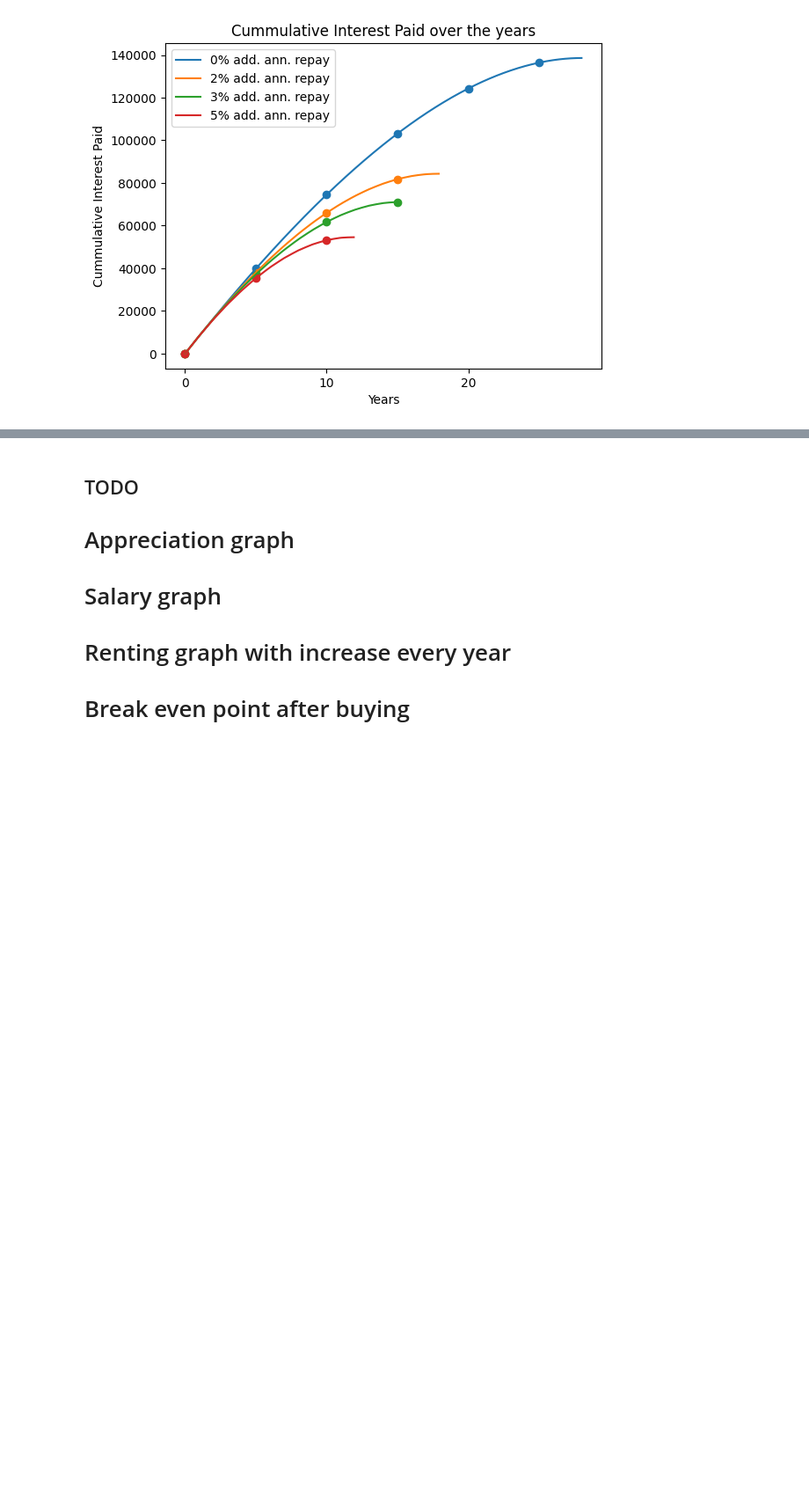
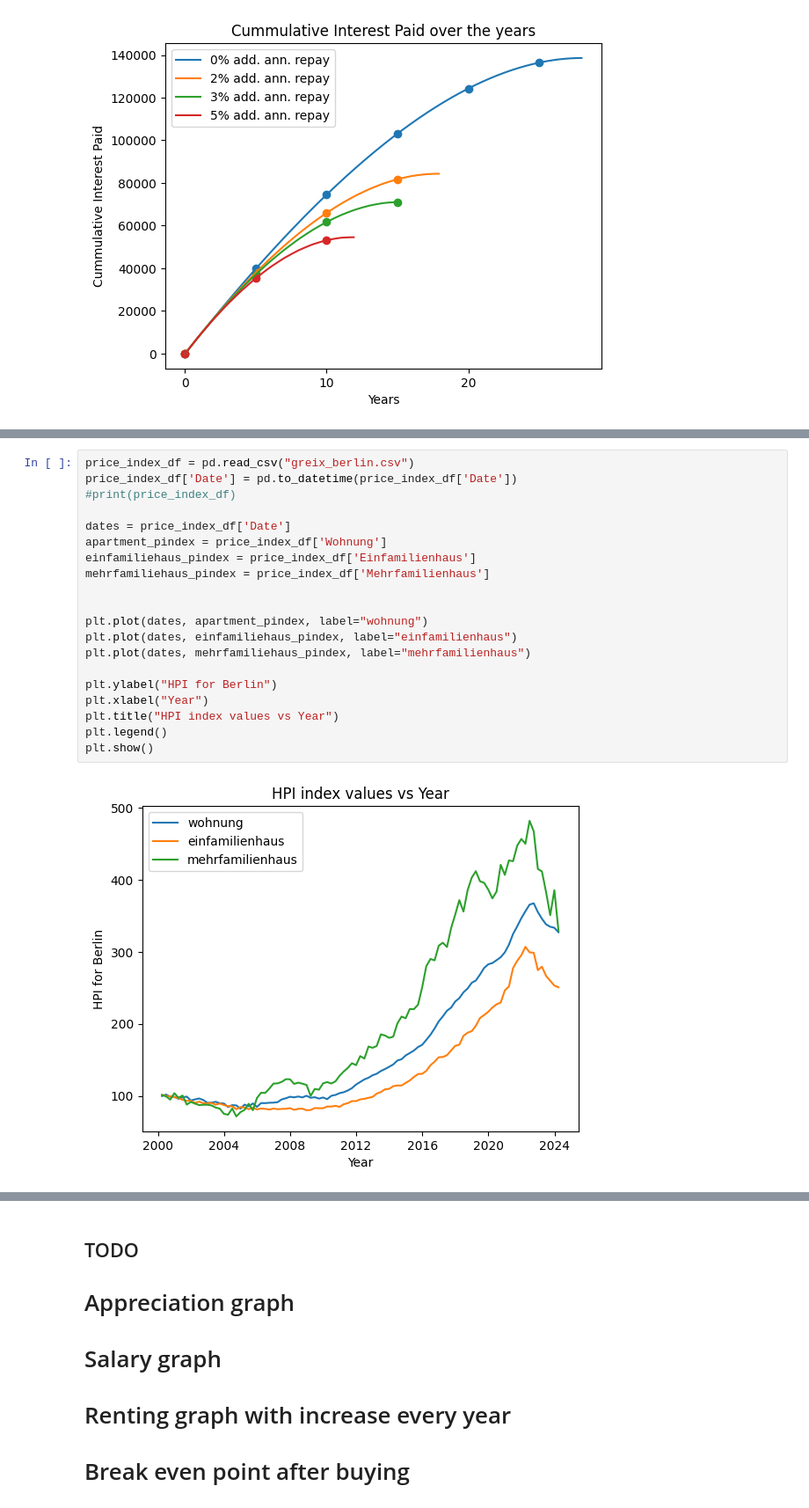
Before and after one commit to barunps3/financial_analysis, a Jupyter notebook: Base_calculation.ipynb, the cells around one changed output, grey strips where cells are left out. Shown at 88% size. Saved outputs shown, nothing was run; the diff lists cells and outputs as text; blank space fills up the shorter version.

```diff
--- a/Base_calculation.ipynb
+++ b/Base_calculation.ipynb
@@ -370,0 +371,22 @@ Please follow heading <em>Rental Market</em> in this [report](https://guthmann.e
+# %%
+price_index_df = pd.read_csv("greix_berlin.csv")
+price_index_df['Date'] = pd.to_datetime(price_index_df['Date'])
+#print(price_index_df)
+
+dates = price_index_df['Date']
+apartment_pindex = price_index_df['Wohnung']
+einfamiliehaus_pindex = price_index_df['Einfamilienhaus']
+mehrfamiliehaus_pindex = price_index_df['Mehrfamilienhaus']
+
+
+plt.plot(dates, apartment_pindex, label="wohnung")
+plt.plot(dates, einfamiliehaus_pindex, label="einfamilienhaus")
+plt.plot(dates, mehrfamiliehaus_pindex, label="mehrfamilienhaus")
+
+plt.ylabel("HPI for Berlin")
+plt.xlabel("Year")
+plt.title("HPI index values vs Year")
+plt.legend()
+plt.show()
+# %% [output]
+[figure, added]
```
Also changed, not shown: parts of 5 cells of this notebook, 2 other files.
